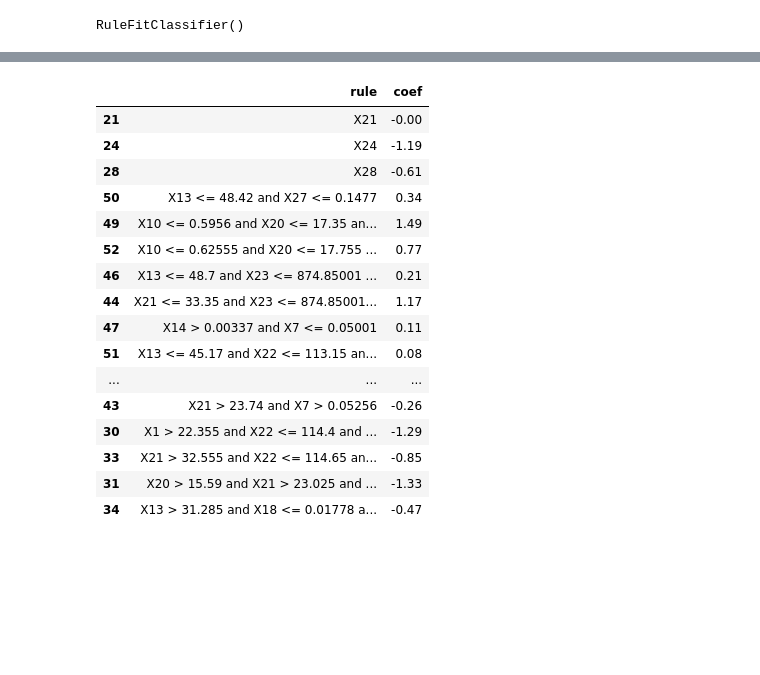
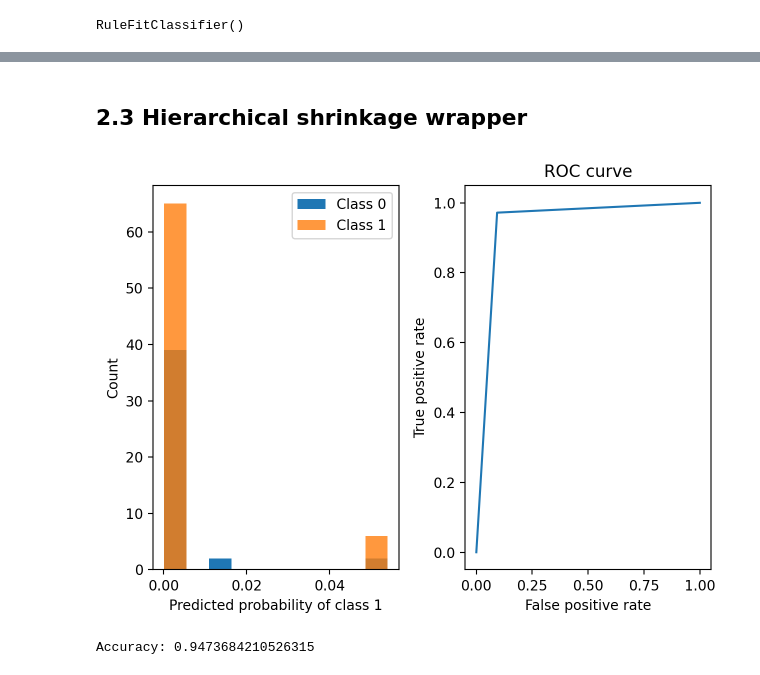
Before and after one commit to BobZhang26/AIPI-590-XAI-Assignment-4, a Jupyter notebook: XAI_assignment_4.ipynb, the cells around one changed output, grey strips where cells are left out. Cells and saved outputs as stored; diff of their text form; code cells hidden in the pictures; blank space fills up the shorter version.

```diff
--- a/XAI_assignment_4.ipynb
+++ b/XAI_assignment_4.ipynb
@@ -148,21 +163,23 @@ Accuracy: 0.956140350877193
-# %%
-rule_df = clf.visualize()
-rule_df
-# %% [output]
-|  | rule | coef |
-| 21 | X21 | -0.00 |
-| 24 | X24 | -1.19 |
-| 28 | X28 | -0.61 |
-| 50 | X13 <= 48.42 and X27 <= 0.1477 | 0.34 |
-| 49 | X10 <= 0.5956 and X20 <= 17.35 an... | 1.49 |
-| 52 | X10 <= 0.62555 and X20 <= 17.755 ... | 0.77 |
-| 46 | X13 <= 48.7 and X23 <= 874.85001 ... | 0.21 |
-| 44 | X21 <= 33.35 and X23 <= 874.85001... | 1.17 |
-| 47 | X14 > 0.00337 and X7 <= 0.05001 | 0.11 |
-| 51 | X13 <= 45.17 and X22 <= 113.15 an... | 0.08 |
-| ... | ... | ... |
-| 43 | X21 > 23.74 and X7 > 0.05256 | -0.26 |
-| 30 | X1 > 22.355 and X22 <= 114.4 and ... | -1.29 |
-| 33 | X21 > 32.555 and X22 <= 114.65 an... | -0.85 |
-| 31 | X20 > 15.59 and X21 > 23.025 and ... | -1.33 |
-| 34 | X13 > 31.285 and X18 <= 0.01778 a... | -0.47 |
+# %% [markdown]
+## 2.3 Hierarchical shrinkage wrapper
+# %%
+# fit the model
+HSTC = HSTreeClassifierCV(max_leaf_nodes=7)  # initialize a model
+HSTC.fit(X_train, y_train)   # fit model
+preds = HSTC.predict(X_test) # discrete predictions: shape is (n_test, 1)
+preds_proba = HSTC.predict_proba(X_test) # predicted probabilities: shape is (n_test, n_classes)
+
+# visualize the model
+plot_tree(HSTC.estimator_, feature_names=feat_names)
+# look at performance
+probs = HSTC.predict_proba(X_test)
+demo_helper.viz_classification_preds(probs, y_test)
+# %% [output]
+[figure, added]
+# %%
+# calculate accuracy
+y_pred = HSTC.predict(X_test)
+accuracy = accuracy_score(y_test, y_pred)
+print(f"Accuracy: {accuracy}")
+# %% [output]
+Accuracy: 0.9473684210526315
```
Also changed, not shown: parts of 14 cells of this notebook.
